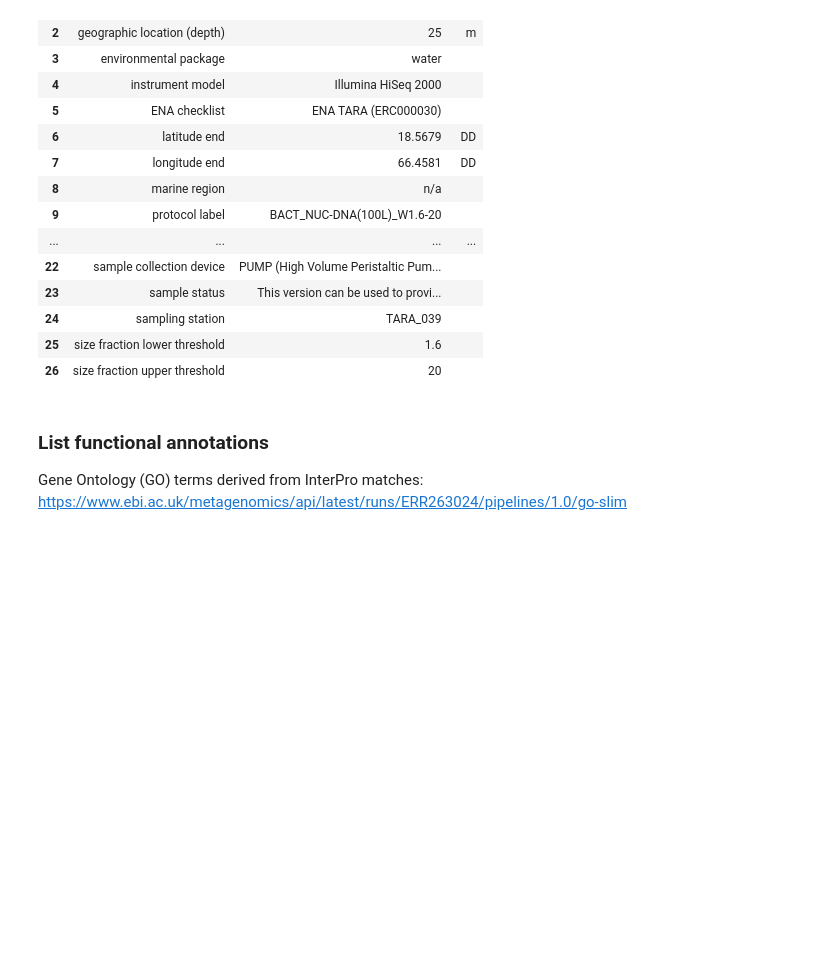
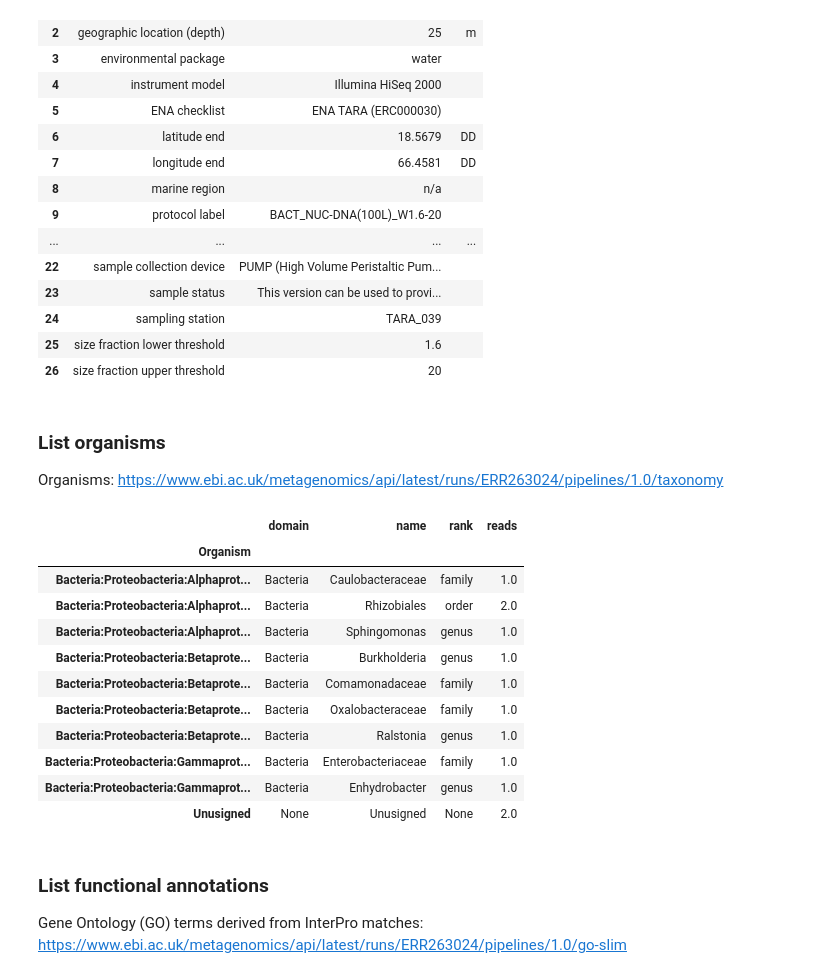
Before and after one commit to EBI-Metagenomics/examples, a Jupyter notebook: emgapi/examples/notebook/answers/ANSWER_examples.ipynb, the cells around one changed output. Saved outputs shown, nothing was run; the diff lists cells and outputs as text; code cells hidden in the pictures; blank space fills up the shorter version.

Commit message:
list organisms

```diff
--- a/emgapi/examples/notebook/answers/ANSWER_examples.ipynb
+++ b/emgapi/examples/notebook/answers/ANSWER_examples.ipynb
@@ -224,6 +224,34 @@ TARA_20100318T1133Z_039_EVENT_PUMP_P_D_(25 m)_BACT_NUC-DNA(100L)_W1.6-20_TARA_B1
 | 24 | sampling station | TARA_039 |  |
 | 25 | size fraction lower threshold | 1.6 |  |
 | 26 | size fraction upper threshold | 20 |  |
+# %% [markdown]
+### List organisms
+
+Organisms: https://www.ebi.ac.uk/metagenomics/api/latest/runs/ERR263024/pipelines/1.0/taxonomy
+# %%
+df = DataFrame(columns=('domain', 'name', 'rank', 'reads'))
+df.index.name = 'Organism'
+
+with Session(API_BASE) as s:
+    f = Filter('page_size=100')
+    for ann in s.iterate('runs/SRR1047054/pipelines/2.0/taxonomy', f):
+        df.loc[ann.lineage] = [
+            ann.domain, ann.name, ann.rank, ann.count
+        ]
+df
+# %% [output]
+|  | domain | name | rank | reads |
+| Organism |  |  |  |  |
+| Bacteria:Proteobacteria:Alphaprot... | Bacteria | Caulobacteraceae | family | 1.0 |
+| Bacteria:Proteobacteria:Alphaprot... | Bacteria | Rhizobiales | order | 2.0 |
+| Bacteria:Proteobacteria:Alphaprot... | Bacteria | Sphingomonas | genus | 1.0 |
+| Bacteria:Proteobacteria:Betaprote... | Bacteria | Burkholderia | genus | 1.0 |
+| Bacteria:Proteobacteria:Betaprote... | Bacteria | Comamonadaceae | family | 1.0 |
+| Bacteria:Proteobacteria:Betaprote... | Bacteria | Oxalobacteraceae | family | 1.0 |
+| Bacteria:Proteobacteria:Betaprote... | Bacteria | Ralstonia | genus | 1.0 |
+| Bacteria:Proteobacteria:Gammaprot... | Bacteria | Enterobacteriaceae | family | 1.0 |
+| Bacteria:Proteobacteria:Gammaprot... | Bacteria | Enhydrobacter | genus | 1.0 |
+| Unusigned | None | Unusigned | None | 2.0 |
 # %% [markdown]
 ### List functional annotations
 
```
